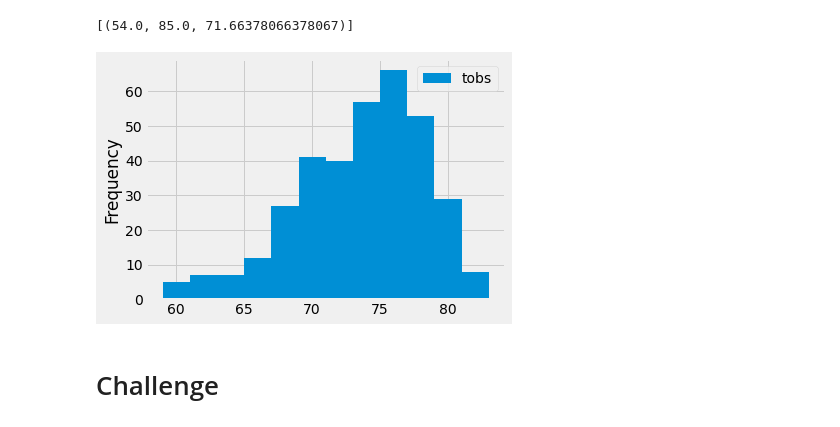
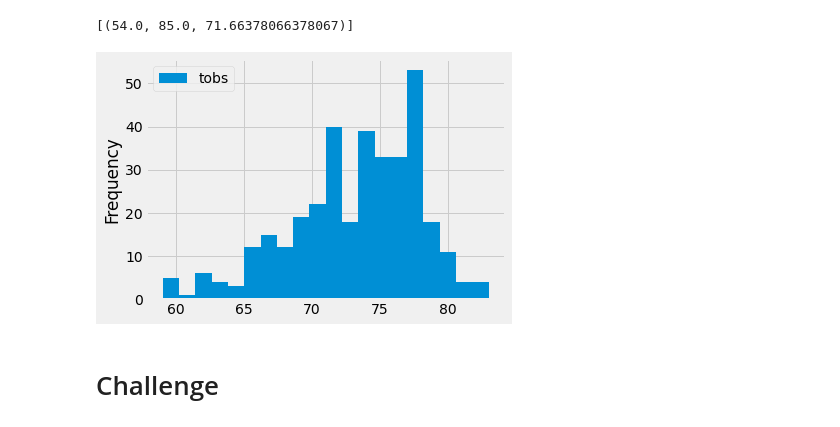
Before and after one commit to lrincon34/surfs_up, a Jupyter notebook: climate_analysis.ipynb, the cells around one changed output. Cells and saved outputs as stored; diff of their text form; code cells hidden in the pictures.

```diff
--- a/climate_analysis.ipynb
+++ b/climate_analysis.ipynb
@@ -100,15 +100,15 @@ filter(Measurement.station == 'USC00519281').all()
 # %%
 # Choose the station with the highest number of temperature observations.
 # Query the last 12 months of temperature observation data for this station and plot the results as a histogram
 results = session.query(Measurement.tobs).\
 filter(Measurement.station == 'USC00519281').\
 filter(Measurement.date >= prev_year).all()
 df = pd.DataFrame(results, columns=['tobs'])
 
-df.plot.hist(bins=12)
+df.plot.hist(bins=20)
 plt.tight_layout()
 # %% [output]
-[figure, old version]
+[figure, new version]
 # %%
 # Write a function called `calc_temps` that will accept start date and end date in the format '%Y-%m-%d'
 # and return the minimum, average, and maximum temperatures for that range of dates
```
Also changed, not shown: 1 other file.
